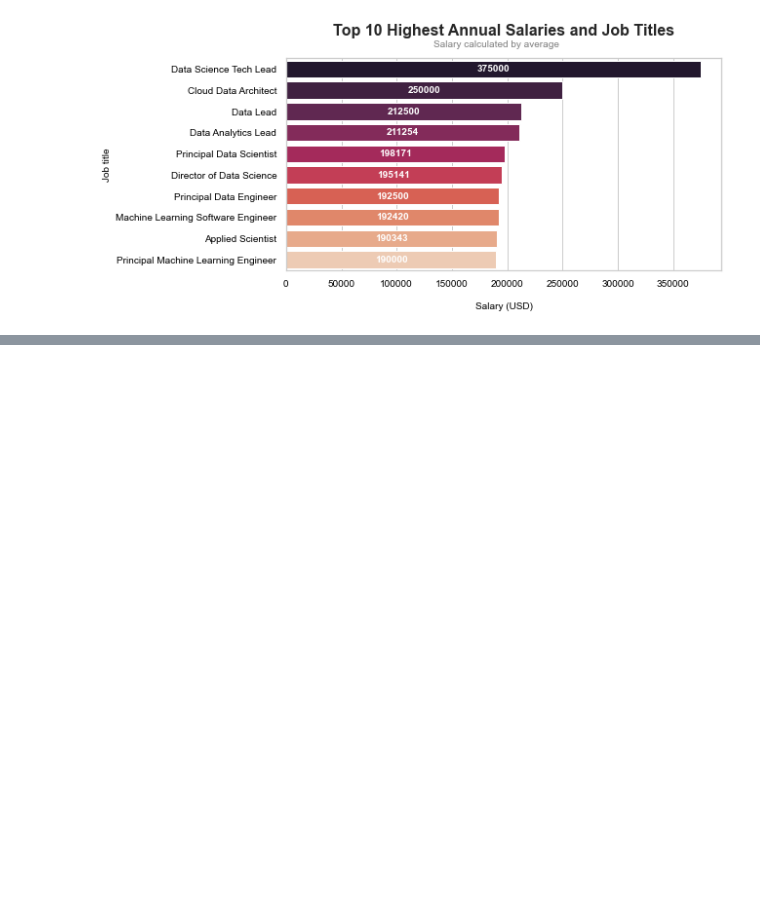
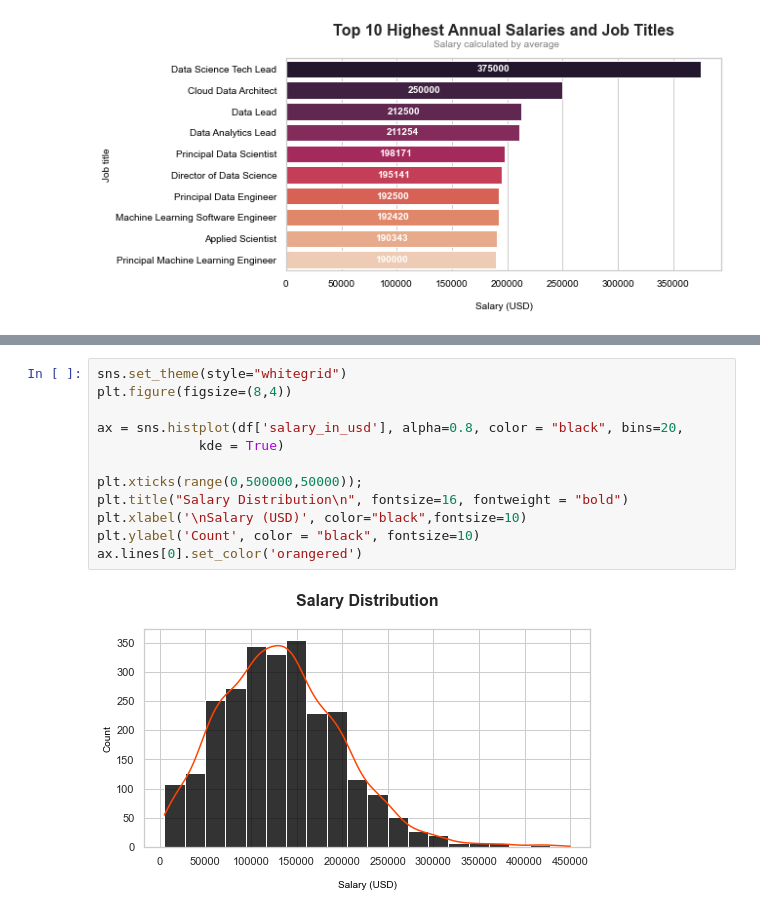
Before and after one commit to cmossman90/mim2023, a Jupyter notebook: Project.ipynb, the cells around one changed output, grey strips where cells are left out. Drawn from its saved outputs; the diff is of its cells as text; blank space fills up the shorter version.

```diff
--- a/Project.ipynb
+++ b/Project.ipynb
@@ -159,0 +187,14 @@ plt.show()
+# %%
+sns.set_theme(style="whitegrid")
+plt.figure(figsize=(8,4))
+
+ax = sns.histplot(df['salary_in_usd'], alpha=0.8, color = "black", bins=20,
+             kde = True)
+
+plt.xticks(range(0,500000,50000));
+plt.title("Salary Distribution\n", fontsize=16, fontweight = "bold")
+plt.xlabel('\nSalary (USD)', color="black",fontsize=10)
+plt.ylabel('Count', color = "black", fontsize=10)
+ax.lines[0].set_color('orangered')
+# %% [output]
+[figure, added]
```
Also changed, not shown: parts of 9 cells of this notebook.
